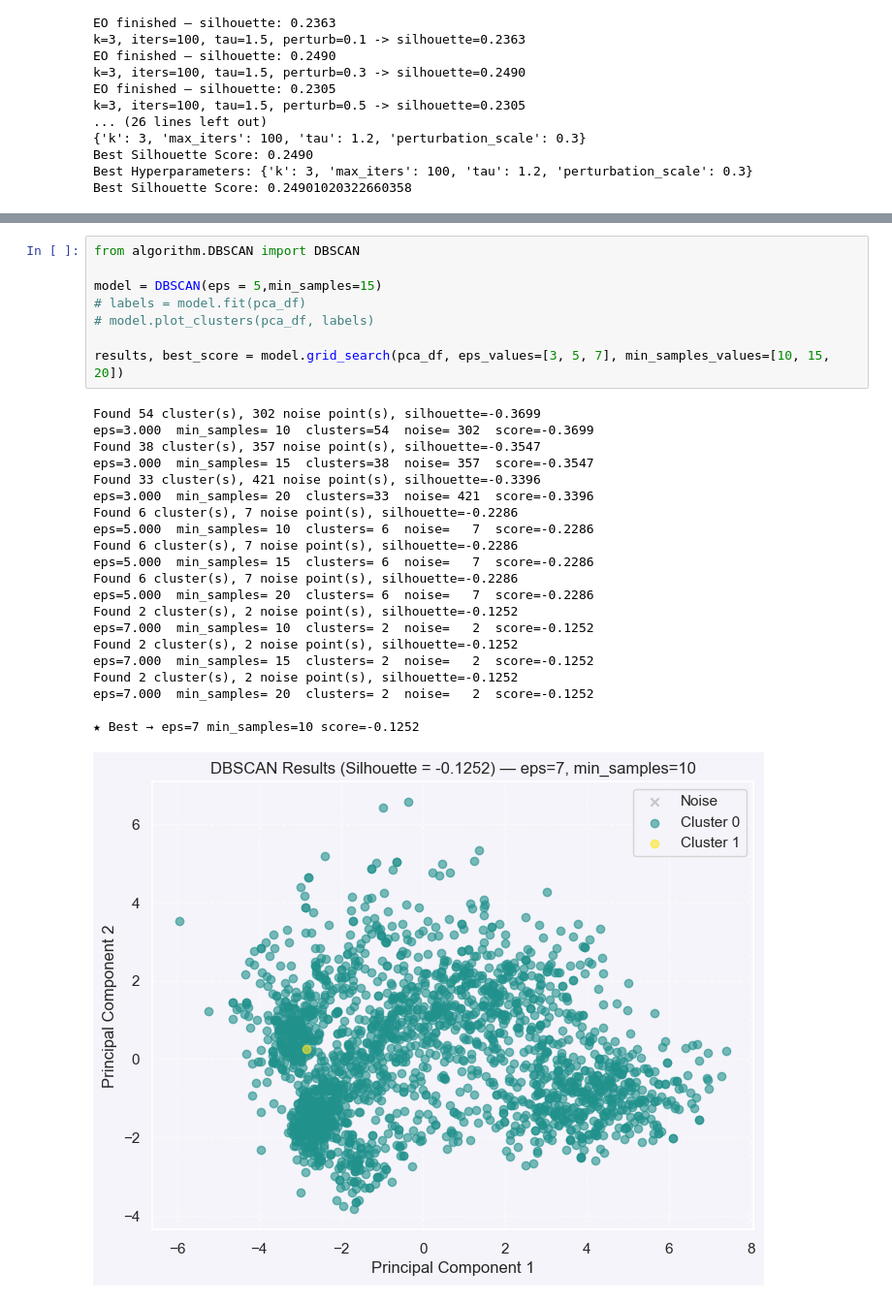
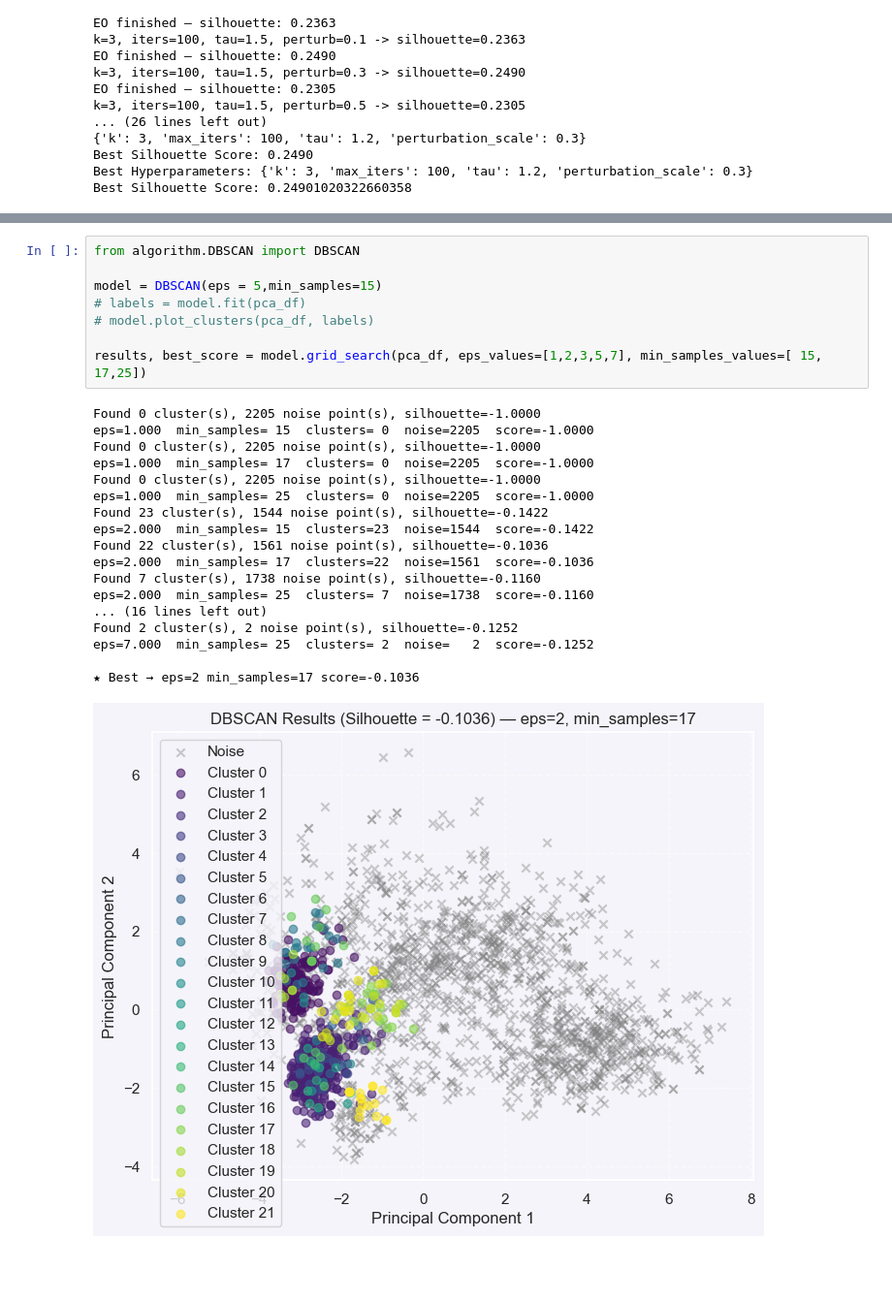
Before and after one commit to mrieden/CI_project, a Jupyter notebook: main.ipynb, the cells around one changed output, grey strips where cells are left out. Shown at 97% size. Cells and saved outputs as stored; diff of their text form; blank space fills up the shorter version.

```diff
--- a/main.ipynb
+++ b/main.ipynb
@@ -385,33 +398,30 @@ Best params: w=0.9, c1=2.0, c2=1.5 with silhouette=0.3004
 # %%
 from algorithm.DBSCAN import DBSCAN
 
 model = DBSCAN(eps = 5,min_samples=15)
 # labels = model.fit(pca_df)
 # model.plot_clusters(pca_df, labels)
 
-results, best_score = model.grid_search(pca_df, eps_values=[3, 5, 7], min_samples_values=[10, 15, 20])
+results, best_score = model.grid_search(pca_df, eps_values=[1,2,3,5,7], min_samples_values=[ 15, 17,25])
 # %% [output]
-Found 54 cluster(s), 302 noise point(s), silhouette=-0.3699
-eps=3.000  min_samples= 10  clusters=54  noise= 302  score=-0.3699
-Found 38 cluster(s), 357 noise point(s), silhouette=-0.3547
-eps=3.000  min_samples= 15  clusters=38  noise= 357  score=-0.3547
-Found 33 cluster(s), 421 noise point(s), silhouette=-0.3396
-eps=3.000  min_samples= 20  clusters=33  noise= 421  score=-0.3396
-Found 6 cluster(s), 7 noise point(s), silhouette=-0.2286
-eps=5.000  min_samples= 10  clusters= 6  noise=   7  score=-0.2286
-Found 6 cluster(s), 7 noise point(s), silhouette=-0.2286
-eps=5.000  min_samples= 15  clusters= 6  noise=   7  score=-0.2286
-Found 6 cluster(s), 7 noise point(s), silhouette=-0.2286
-eps=5.000  min_samples= 20  clusters= 6  noise=   7  score=-0.2286
+Found 0 cluster(s), 2205 noise point(s), silhouette=-1.0000
+eps=1.000  min_samples= 15  clusters= 0  noise=2205  score=-1.0000
+Found 0 cluster(s), 2205 noise point(s), silhouette=-1.0000
+eps=1.000  min_samples= 17  clusters= 0  noise=2205  score=-1.0000
+Found 0 cluster(s), 2205 noise point(s), silhouette=-1.0000
+eps=1.000  min_samples= 25  clusters= 0  noise=2205  score=-1.0000
+Found 23 cluster(s), 1544 noise point(s), silhouette=-0.1422
+eps=2.000  min_samples= 15  clusters=23  noise=1544  score=-0.1422
+Found 22 cluster(s), 1561 noise point(s), silhouette=-0.1036
+eps=2.000  min_samples= 17  clusters=22  noise=1561  score=-0.1036
+Found 7 cluster(s), 1738 noise point(s), silhouette=-0.1160
+eps=2.000  min_samples= 25  clusters= 7  noise=1738  score=-0.1160
+... (16 lines left out)
 Found 2 cluster(s), 2 noise point(s), silhouette=-0.1252
-eps=7.000  min_samples= 10  clusters= 2  noise=   2  score=-0.1252
-Found 2 cluster(s), 2 noise point(s), silhouette=-0.1252
-eps=7.000  min_samples= 15  clusters= 2  noise=   2  score=-0.1252
-Found 2 cluster(s), 2 noise point(s), silhouette=-0.1252
-eps=7.000  min_samples= 20  clusters= 2  noise=   2  score=-0.1252
+eps=7.000  min_samples= 25  clusters= 2  noise=   2  score=-0.1252
 
-★ Best → eps=7 min_samples=10 score=-0.1252
+★ Best → eps=2 min_samples=17 score=-0.1036
-[figure, old version]
+[figure, new version]
 # %%
 from algorithm.GeneticKmeans import GeneticKMeans
 
```
Also changed, not shown: parts of 9 cells of this notebook, 5 other files.
